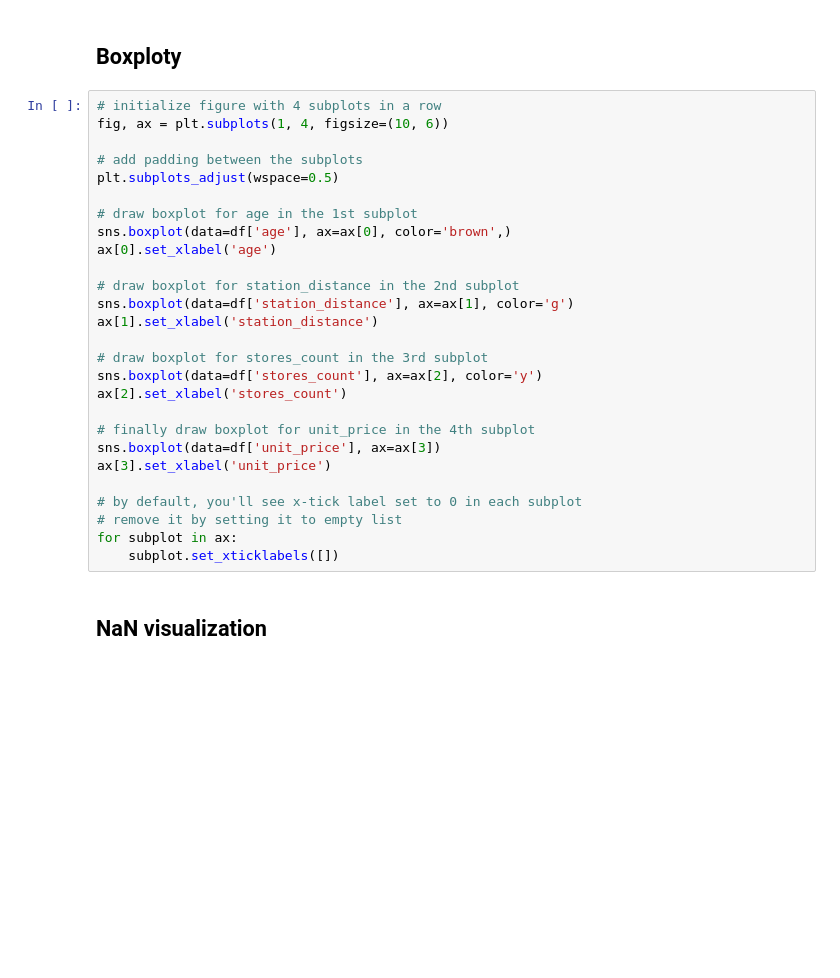
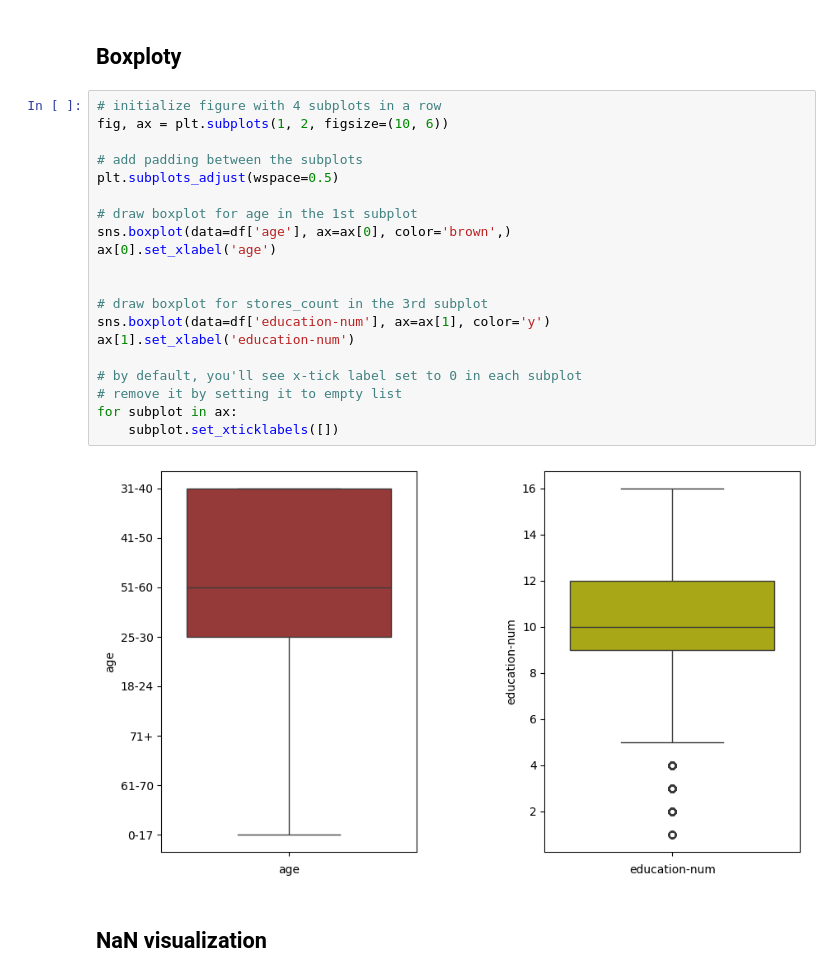
Before and after one commit to Staszek15/Data-Mining-Project, a Jupyter notebook: adults_analysis.ipynb, the cells around one changed output. Cells and saved outputs as stored; diff of their text form; blank space fills up the shorter version.

```diff
--- a/adults_analysis.ipynb
+++ b/adults_analysis.ipynb
@@ -121,31 +117,26 @@ df.describe().T
 ## Boxploty
 # %%
 # initialize figure with 4 subplots in a row
-fig, ax = plt.subplots(1, 4, figsize=(10, 6))
+fig, ax = plt.subplots(1, 2, figsize=(10, 6))
 
 # add padding between the subplots
 plt.subplots_adjust(wspace=0.5)
 
 # draw boxplot for age in the 1st subplot
 sns.boxplot(data=df['age'], ax=ax[0], color='brown',)
 ax[0].set_xlabel('age')
 
-# draw boxplot for station_distance in the 2nd subplot
-sns.boxplot(data=df['station_distance'], ax=ax[1], color='g')
-ax[1].set_xlabel('station_distance')
 
 # draw boxplot for stores_count in the 3rd subplot
-sns.boxplot(data=df['stores_count'], ax=ax[2], color='y')
-ax[2].set_xlabel('stores_count')
-
-# finally draw boxplot for unit_price in the 4th subplot
-sns.boxplot(data=df['unit_price'], ax=ax[3])
-ax[3].set_xlabel('unit_price')
+sns.boxplot(data=df['education-num'], ax=ax[1], color='y')
+ax[1].set_xlabel('education-num')
 
 # by default, you'll see x-tick label set to 0 in each subplot
 # remove it by setting it to empty list
 for subplot in ax:
     subplot.set_xticklabels([])
+# %% [output]
+[figure, added]
 # %% [markdown]
 ## NaN visualization
 # %%
```
Also changed, not shown: parts of 1 cell of this notebook, 3 other files.
